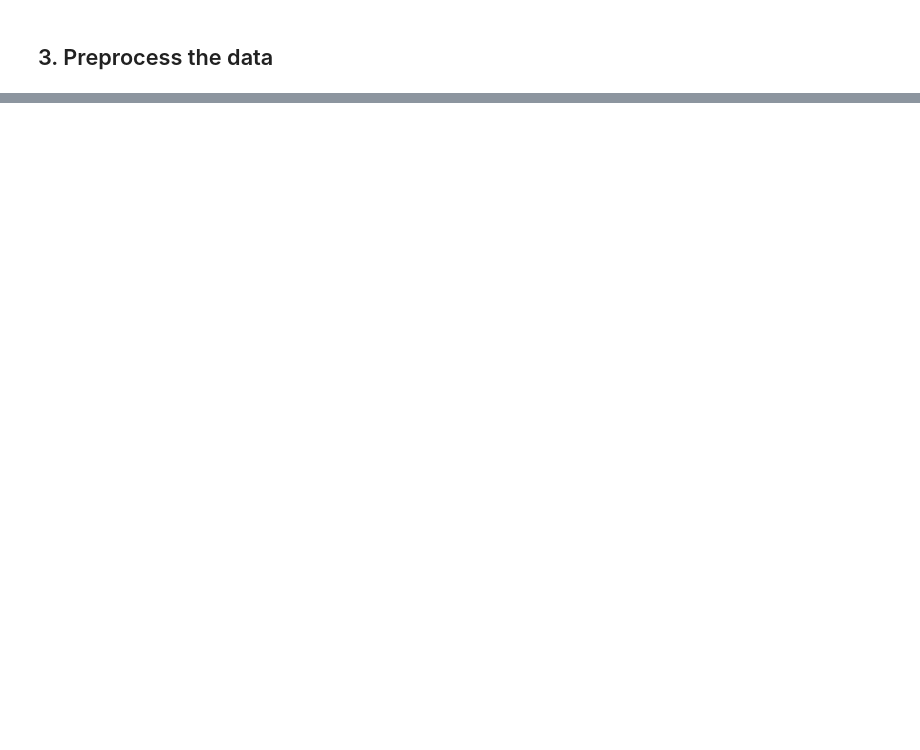
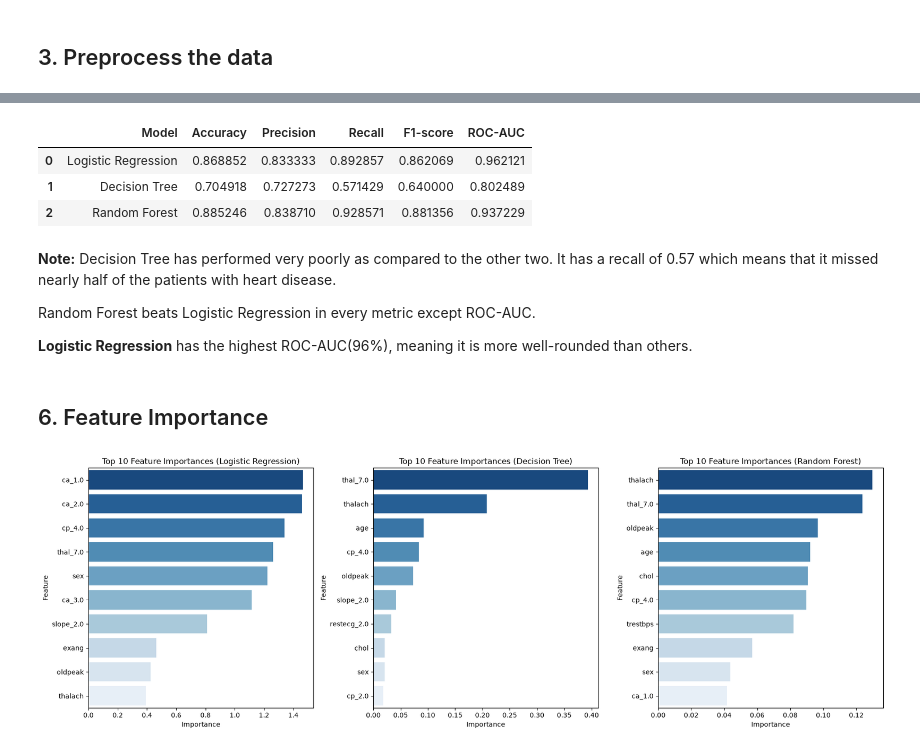
Before and after one commit to farzeen-code/Disease-Prediction-Model, a Jupyter notebook: disease-prediction.ipynb, the cells around one changed output, grey strips where cells are left out. Saved outputs shown, nothing was run; the diff lists cells and outputs as text; code cells hidden in the pictures; blank space fills up the shorter version.

Commit message:
Add preprocessing pipeline, cross-validation, feature/permutation importance and conclusion

```diff
--- a/disease-prediction.ipynb
+++ b/disease-prediction.ipynb
@@ -180,0 +377,47 @@ from sklearn.preprocessing import StandardScaler
+# %%
+display(results_df)
+# %% [output]
+|  | Model | Accuracy | Precision | Recall | F1-score | ROC-AUC |
+| 0 | Logistic Regression | 0.868852 | 0.833333 | 0.892857 | 0.862069 | 0.962121 |
+| 1 | Decision Tree | 0.704918 | 0.727273 | 0.571429 | 0.640000 | 0.802489 |
+| 2 | Random Forest | 0.885246 | 0.838710 | 0.928571 | 0.881356 | 0.937229 |
+# %% [markdown]
+**Note:** Decision Tree has performed very poorly as compared to the other two. It has a recall of 0.57 which means that it missed nearly half of the patients with heart disease.
+
+Random Forest beats Logistic Regression in every metric except ROC-AUC.
+
+**Logistic Regression** has the highest ROC-AUC(96%), meaning it is more well-rounded than others.
+# %% [markdown]
+## 6. Feature Importance
+# %%
+
+%matplotlib inline
+
+def clean_name(name):
+    return name.split('__', 1)[1] if '__' in name else name
+
+all_features = [clean_name(n) for n in preprocessor.get_feature_names_out()]
+
+
+fig, axes = plt.subplots(1, len(models), figsize=(6 * len(models), 6))
+
+for ax, (name, model) in zip(axes, models.items()):
+    if hasattr(model, 'feature_importances_'):
+        importances = pd.Series(model.feature_importances_, index=all_features)
+
+    elif hasattr(model, 'coef_'):
+        importances = pd.Series(model.coef_[0], index=all_features).abs()
+    else:
+        continue
+
+    importances = importances.sort_values(ascending=False).head(10)
+
+    sns.barplot(x=importances.values, y=importances.index, hue=importances.index, ax=ax, palette="Blues_r", legend=False)
+    ax.set_title(f'Top 10 Feature Importances ({name})')
+    ax.set_xlabel('Importance')
+    ax.set_ylabel('Feature')
+
+plt.tight_layout()
+plt.show()
+# %% [output]
+[figure, added]
```
Also changed, not shown: parts of 21 cells of this notebook.
